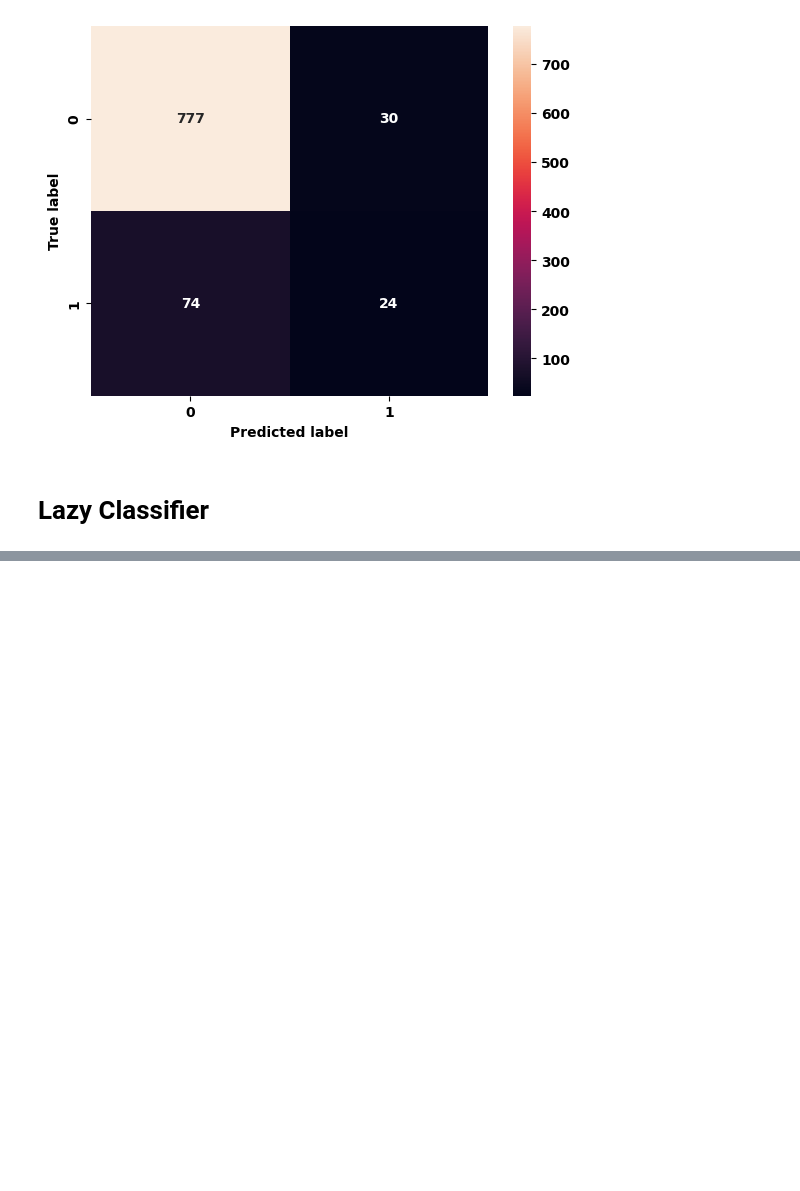
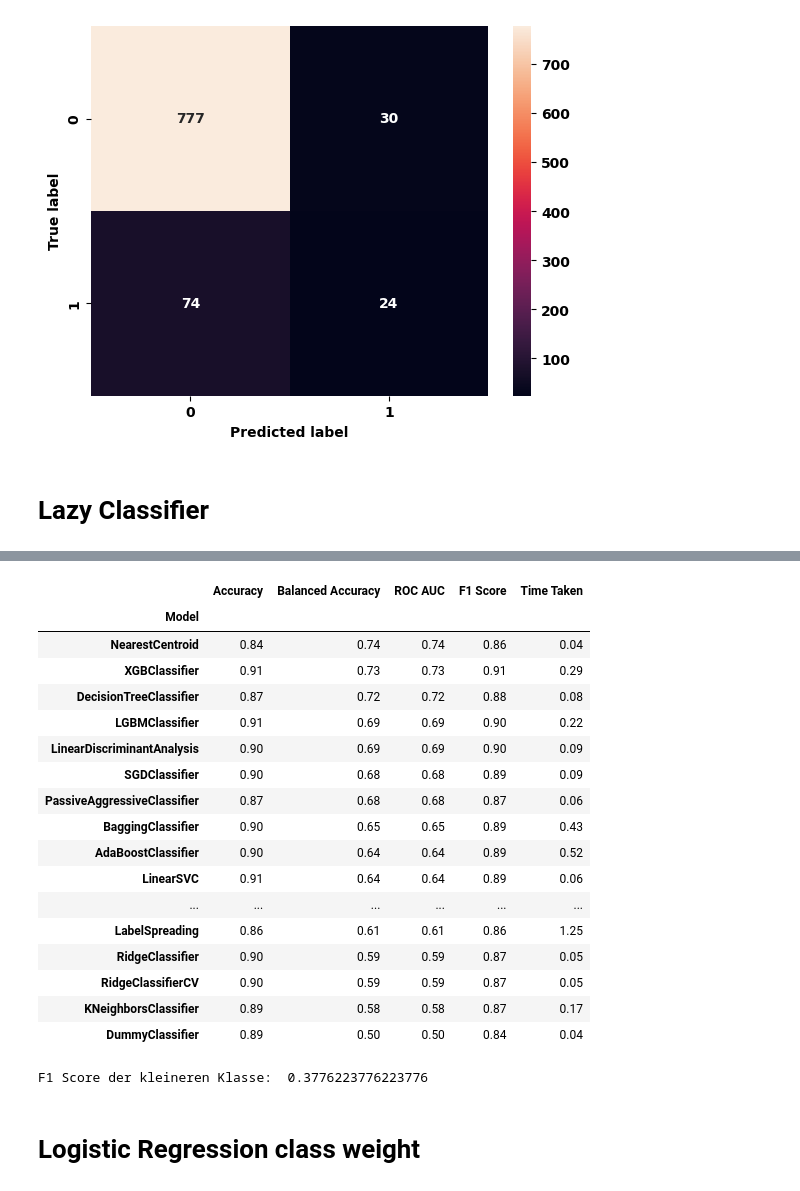
Before and after one commit to mispi100/bank_marketing_outcome, a Jupyter notebook: Explore Dataset.ipynb, the cells around one changed output, grey strips where cells are left out. Cells and saved outputs as stored; diff of their text form; code cells hidden in the pictures; blank space fills up the shorter version.

```diff
--- a/Explore Dataset.ipynb
+++ b/Explore Dataset.ipynb
@@ -247,0 +295,3 @@ models.sort_values("ROC AUC", ascending = False)
+# %%
+clf = LazyClassifier(verbose=0,ignore_warnings=True, custom_metric=None)
+models,predictions = clf.fit(X_train_scaled, X_test_scaled, y_train, y_test)
@@ -247,0 +307,29 @@ models.sort_values("ROC AUC", ascending = False)
+# %%
+models.sort_values("ROC AUC", ascending = False)
+# %% [output]
+|  | Accuracy | Balanced Accuracy | ROC AUC | F1 Score | Time Taken |
+| Model |  |  |  |  |  |
+| NearestCentroid | 0.84 | 0.74 | 0.74 | 0.86 | 0.04 |
+| XGBClassifier | 0.91 | 0.73 | 0.73 | 0.91 | 0.29 |
+| DecisionTreeClassifier | 0.87 | 0.72 | 0.72 | 0.88 | 0.08 |
+| LGBMClassifier | 0.91 | 0.69 | 0.69 | 0.90 | 0.22 |
+| LinearDiscriminantAnalysis | 0.90 | 0.69 | 0.69 | 0.90 | 0.09 |
+| SGDClassifier | 0.90 | 0.68 | 0.68 | 0.89 | 0.09 |
+| PassiveAggressiveClassifier | 0.87 | 0.68 | 0.68 | 0.87 | 0.06 |
+| BaggingClassifier | 0.90 | 0.65 | 0.65 | 0.89 | 0.43 |
+| AdaBoostClassifier | 0.90 | 0.64 | 0.64 | 0.89 | 0.52 |
+| LinearSVC | 0.91 | 0.64 | 0.64 | 0.89 | 0.06 |
+| ... | ... | ... | ... | ... | ... |
+| LabelSpreading | 0.86 | 0.61 | 0.61 | 0.86 | 1.25 |
+| RidgeClassifier | 0.90 | 0.59 | 0.59 | 0.87 | 0.05 |
+| RidgeClassifierCV | 0.90 | 0.59 | 0.59 | 0.87 | 0.05 |
+| KNeighborsClassifier | 0.89 | 0.58 | 0.58 | 0.87 | 0.17 |
+| DummyClassifier | 0.89 | 0.50 | 0.50 | 0.84 | 0.04 |
+# %%
+report = classification_report(y_test, y_pred, output_dict=True)
+f1_score_minority_class = report['1']['f1-score']
+print("F1 Score der kleineren Klasse: ", f1_score_minority_class)
+# %% [output]
+F1 Score der kleineren Klasse:  0.3776223776223776
+# %% [markdown]
+# Logistic Regression class weight
```
Also changed, not shown: parts of 17 cells of this notebook.
